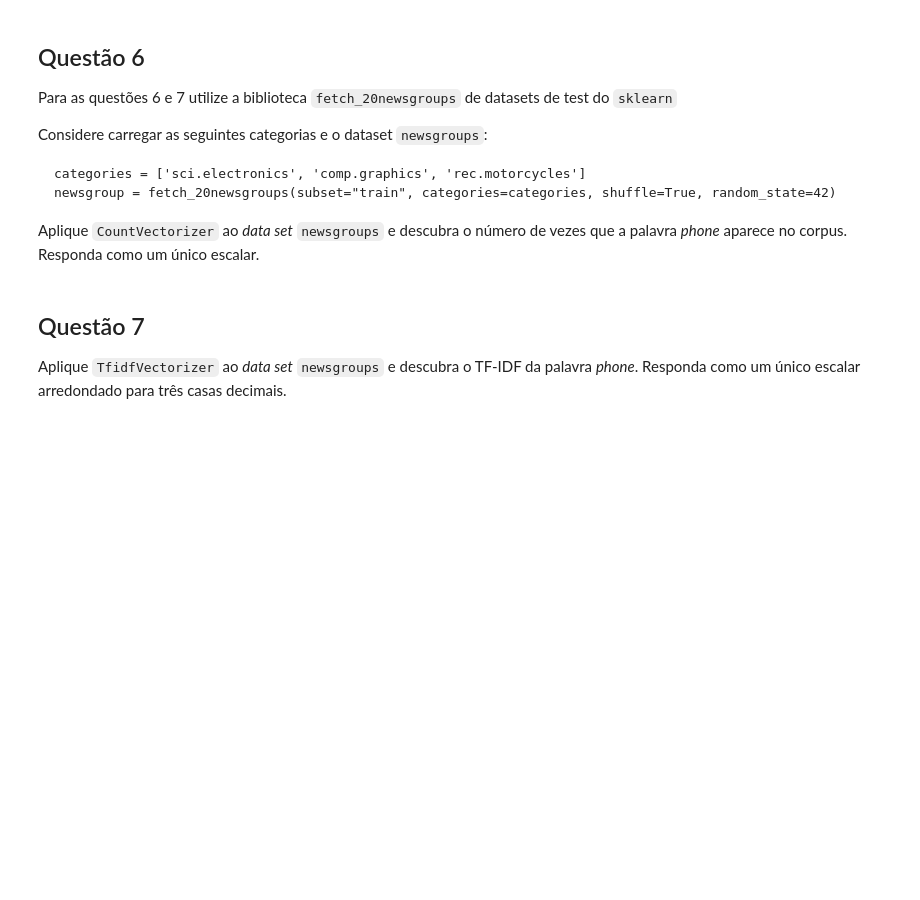
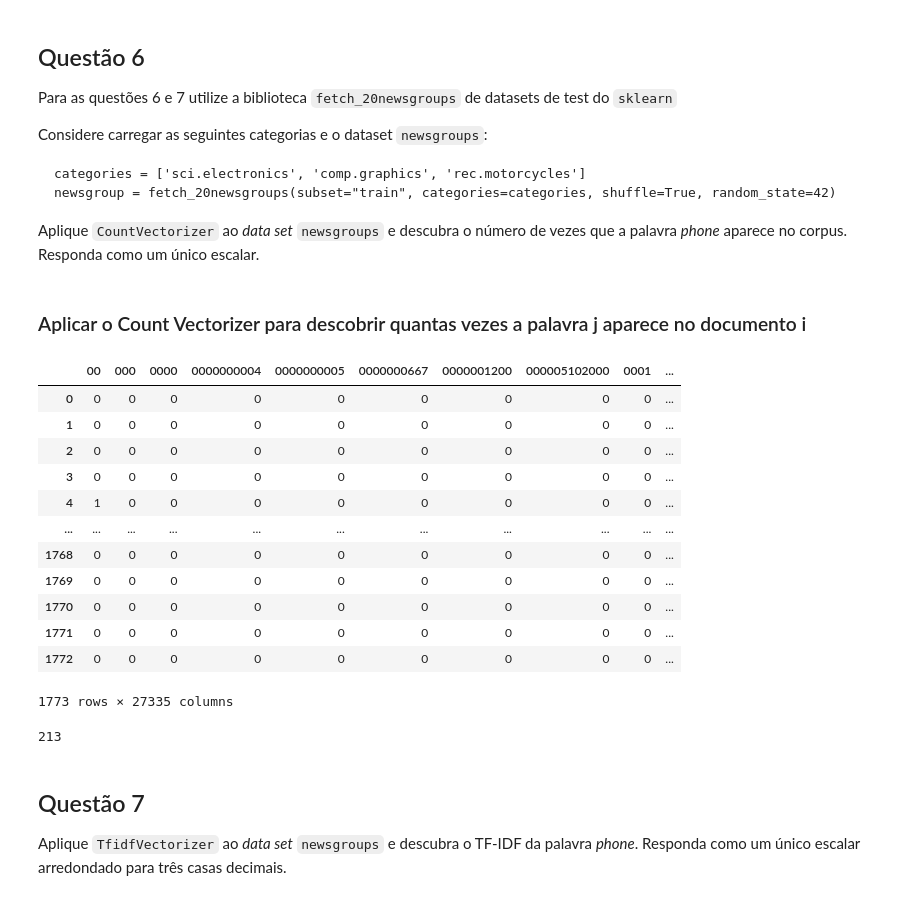
Before and after one commit to vitorpbarbosa7/codenation_1, a Jupyter notebook: data-science-4/main.ipynb, the cells around one changed output. Cells and saved outputs as stored; diff of their text form; code cells hidden in the pictures; blank space fills up the shorter version.

```diff
--- a/data-science-4/main.ipynb
+++ b/data-science-4/main.ipynb
@@ -421,0 +495,14 @@ Aplique `CountVectorizer` ao _data set_ `newsgroups` e descubra o número de vez
+# %%
+#Definição das bibliotecas de documentos para importar:
+categories = ['sci.electronics', 'comp.graphics', 'rec.motorcycles']
+# %%
+#Carregando o subset de treino? (mas não era para carregar o de teste?)
+#selecionando as categorias
+#"Embaralhando" os documentos do corpus com random_state= 42
+
+newsgroups = fetch_20newsgroups(subset = 'train',
+                               categories = categories,
+                               shuffle = True,
+                               random_state = 42)
+# %% [markdown]
+### Aplicar o Count Vectorizer para descobrir quantas vezes a palavra j aparece no documento i
@@ -421,0 +511,21 @@ Aplique `CountVectorizer` ao _data set_ `newsgroups` e descubra o número de vez
+# %%
+count_vectorizer = CountVectorizer()
+newsgroups_counts = count_vectorizer.fit_transform(newsgroups.data)
+# %%
+#Passando para dataframe:
+df_newsgroups_vectorizer = pd.DataFrame(newsgroups_counts.toarray(), columns= count_vectorizer.get_feature_names())
+df_newsgroups_vectorizer
+# %% [output]
+|  | 00 | 000 | 0000 | 0000000004 | 0000000005 | 0000000667 | 0000001200 | 000005102000 | 0001 | ... |
+| 0 | 0 | 0 | 0 | 0 | 0 | 0 | 0 | 0 | 0 | ... |
+| 1 | 0 | 0 | 0 | 0 | 0 | 0 | 0 | 0 | 0 | ... |
+| 2 | 0 | 0 | 0 | 0 | 0 | 0 | 0 | 0 | 0 | ... |
+| 3 | 0 | 0 | 0 | 0 | 0 | 0 | 0 | 0 | 0 | ... |
+| 4 | 1 | 0 | 0 | 0 | 0 | 0 | 0 | 0 | 0 | ... |
+| ... | ... | ... | ... | ... | ... | ... | ... | ... | ... | ... |
+| 1768 | 0 | 0 | 0 | 0 | 0 | 0 | 0 | 0 | 0 | ... |
+| 1769 | 0 | 0 | 0 | 0 | 0 | 0 | 0 | 0 | 0 | ... |
+| 1770 | 0 | 0 | 0 | 0 | 0 | 0 | 0 | 0 | 0 | ... |
+| 1771 | 0 | 0 | 0 | 0 | 0 | 0 | 0 | 0 | 0 | ... |
+| 1772 | 0 | 0 | 0 | 0 | 0 | 0 | 0 | 0 | 0 | ... |
+1773 rows × 27335 columns
@@ -422,7 +534,12 @@ Aplique `CountVectorizer` ao _data set_ `newsgroups` e descubra o número de vez
 # %%
 def q6():
+    return df_newsgroups_vectorizer['phone'].sum()
     # Retorne aqui o resultado da questão 4.
     pass
+
+q6()
+# %% [output]
+213
 # %% [markdown]
 ## Questão 7
 
```
Also changed, not shown: parts of 32 cells of this notebook.
